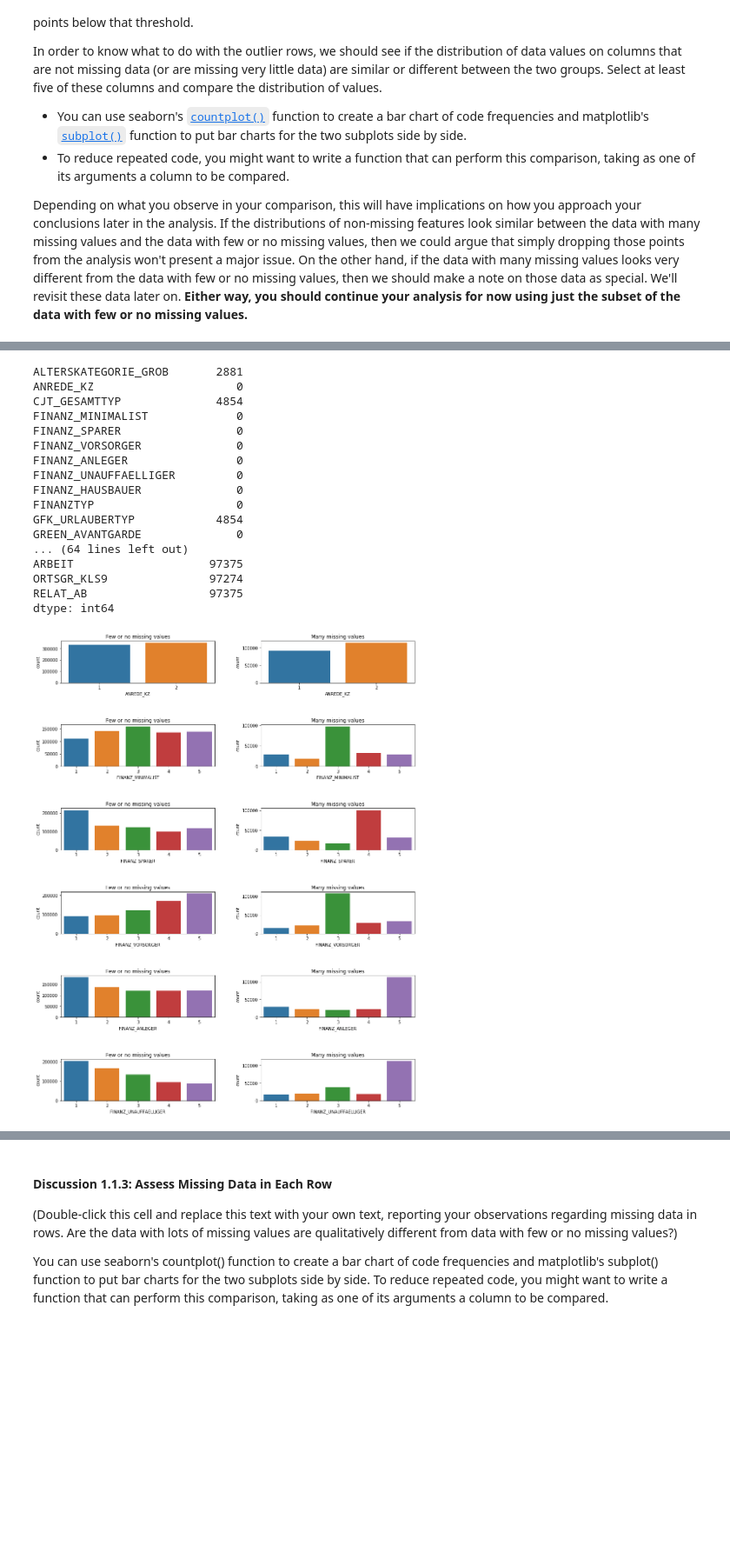
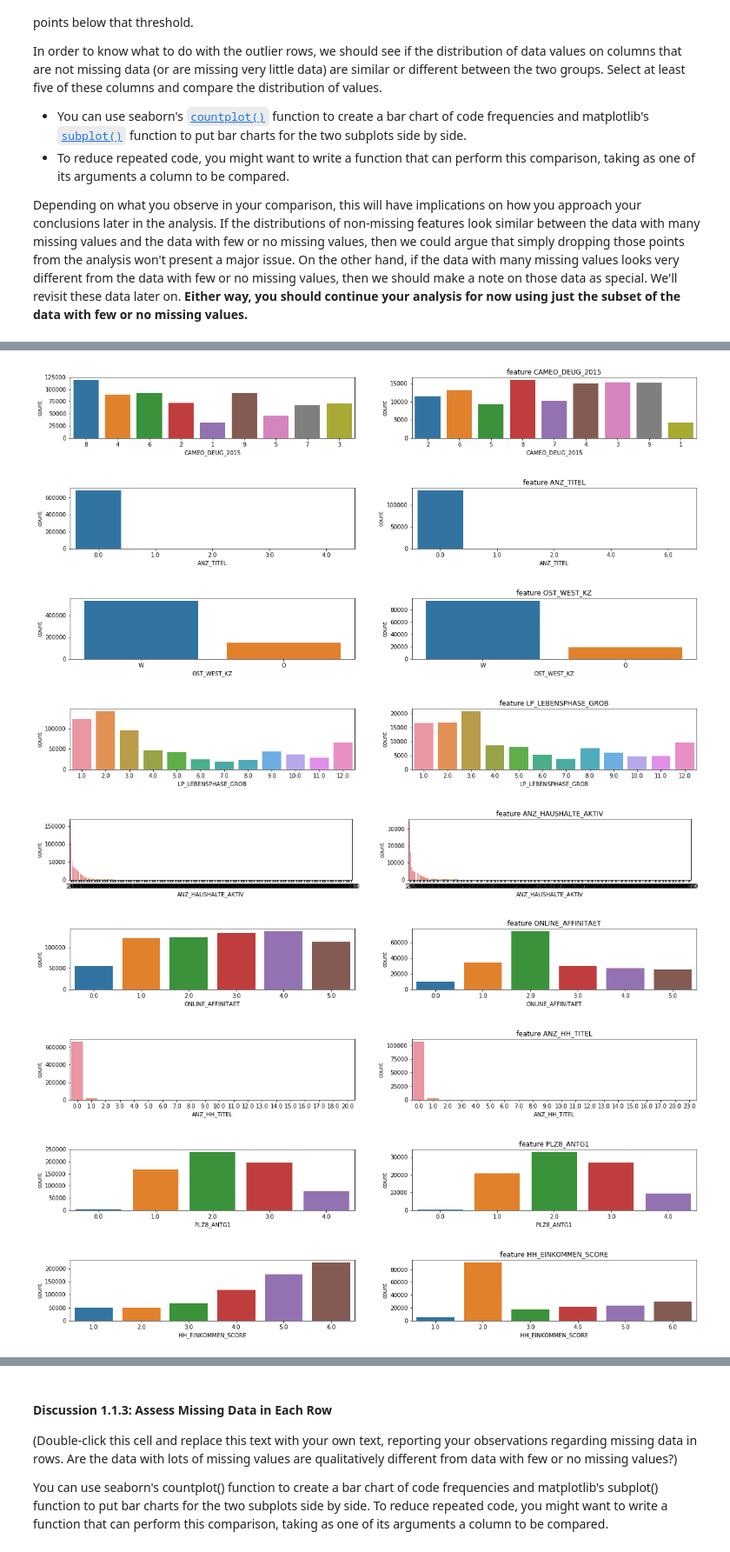
Before and after one commit to charlieporth1/Identify_Customer_Segments, a Jupyter notebook: Identify_Customer_Segments.ipynb, the cells around one changed output, grey strips where cells are left out. Shown: that part at 87% size. Saved outputs shown, nothing was run; the diff lists cells and outputs as text; code cells hidden in the pictures; blank space fills up the shorter version.

```diff
--- a/Identify_Customer_Segments.ipynb
+++ b/Identify_Customer_Segments.ipynb
@@ -169,42 +180,38 @@ plt.show()
-# %%
-pd.options.display.max_rows = None
-azdias.shape[0] - azdias.count()
-# %% [output]
-ALTERSKATEGORIE_GROB       2881
-ANREDE_KZ                     0
-CJT_GESAMTTYP              4854
-FINANZ_MINIMALIST             0
-FINANZ_SPARER                 0
-FINANZ_VORSORGER              0
-FINANZ_ANLEGER                0
-FINANZ_UNAUFFAELLIGER         0
-FINANZ_HAUSBAUER              0
-FINANZTYP                     0
-GFK_URLAUBERTYP            4854
-GREEN_AVANTGARDE              0
-... (64 lines left out)
-ARBEIT                    97375
-ORTSGR_KLS9               97274
-RELAT_AB                  97375
-dtype: int64
 # %%
 # Write code to divide the data into two subsets based on the number of missing
 # values in each row.
-azdias_lt_3 = azdias[azdias.isnull().sum(axis=1) <= 3]
-azdias_mt_3 = azdias[azdias.isnull().sum(axis=1) > 3]
+azdias_subset_1 = azdias[azdias.isnull().sum(axis=1) <= 3]
+azdias_subset_2 = azdias[azdias.isnull().sum(axis=1) > 3]
 
-zero_missing_col = percent_mis_per_col[percent_mis_per_col==0].index.tolist()
+zero_missing_col = col_per_mis[col_per_mis==0].index.tolist()
 compare_col = zero_missing_col[:6]
-# %%
-# Compare the distribution of values for at least five columns where there are
-# no or few missing values, between the two subsets.
-
-figure, axs = plt.subplots(nrows=len(compare_col), ncols=2, figsize = (15,20))
-figure.subplots_adjust(hspace = 1, wspace=.3)
-for i in range(len(compare_col)):
-    sns.countplot(azdias_lt_3[compare_col[i]], ax=axs[i][0])
-    axs[i][0].set_title('Few or no missing values')
-    sns.countplot(azdias_mt_3[compare_col[i]], ax=axs[i][1])
-    axs[i][1].set_title('Many missing values')
-# %% [output]
-[figure, removed]
+# %%
+# Compare the distribution of values for at least five columns where there are
+# no or few missing values, between the two subsets.
+
+def checkmissingnum(azdias_subset_1,azdias_subset_2,random_index):
+
+    columnname = azdias_subset_2.columns[random_index]
+
+    fig,axes = plt.subplots(nrows = 1,ncols = 2,figsize = ( 20 , 2 ))
+    titlestring = 'feature ' + columnname
+    plt.title(titlestring)
+    sns.countplot( x = columnname, data = azdias_subset_1, ax = axes[ 0 ] )
+    sns.countplot( x = columnname, data = azdias_subset_2 , ax = axes[ 1 ] )
+
+    pass
+
+import random as random
+for i in range(0,10):
+    random_index = random.randrange(79)
+    checkmissingnum(azdias_subset_1, azdias_subset_2, random_index)
+# %% [output]
+[figure, added]
+[figure, added]
+[figure, added]
+[figure, added]
+[figure, added]
+[figure, added]
+[figure, added]
+[figure, added]
+[figure, added]
```
Also changed, not shown: parts of 32 cells of this notebook, 1 other file.
